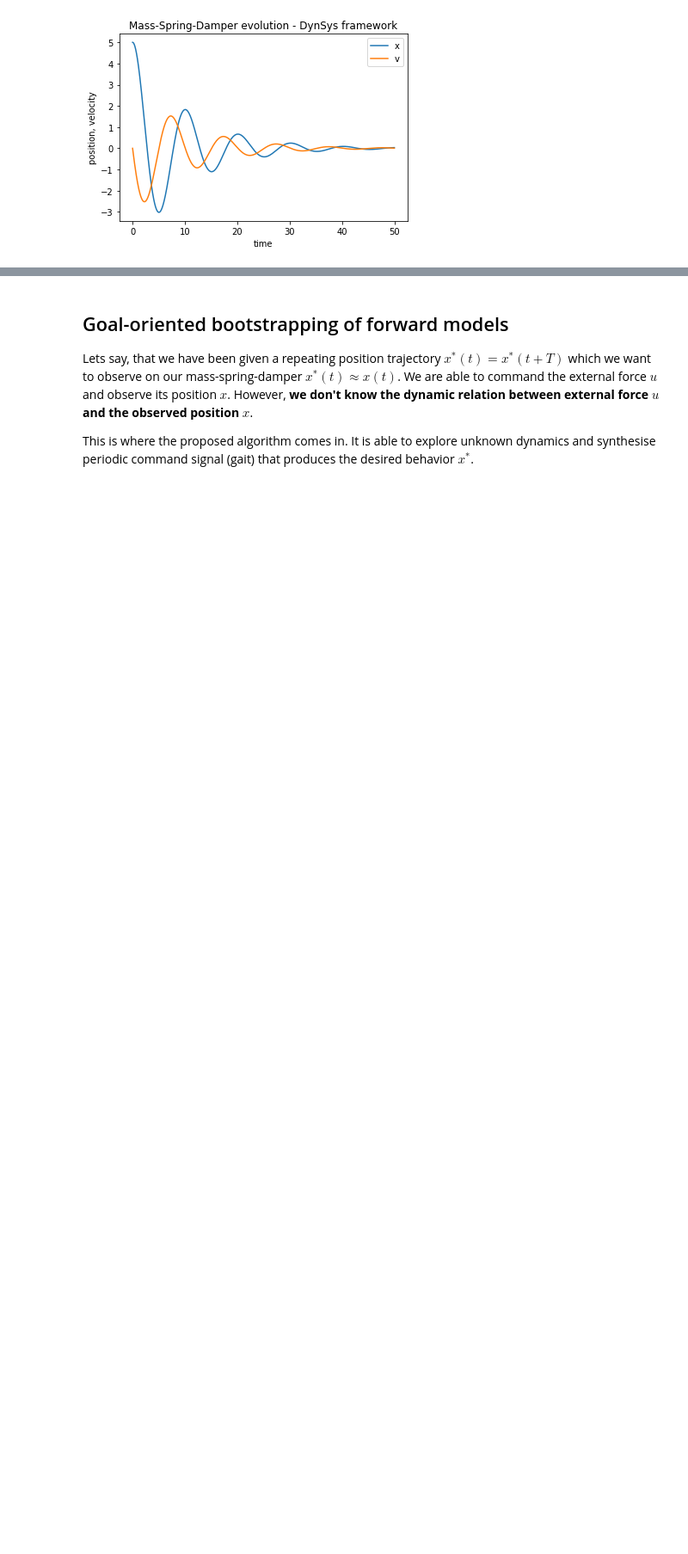
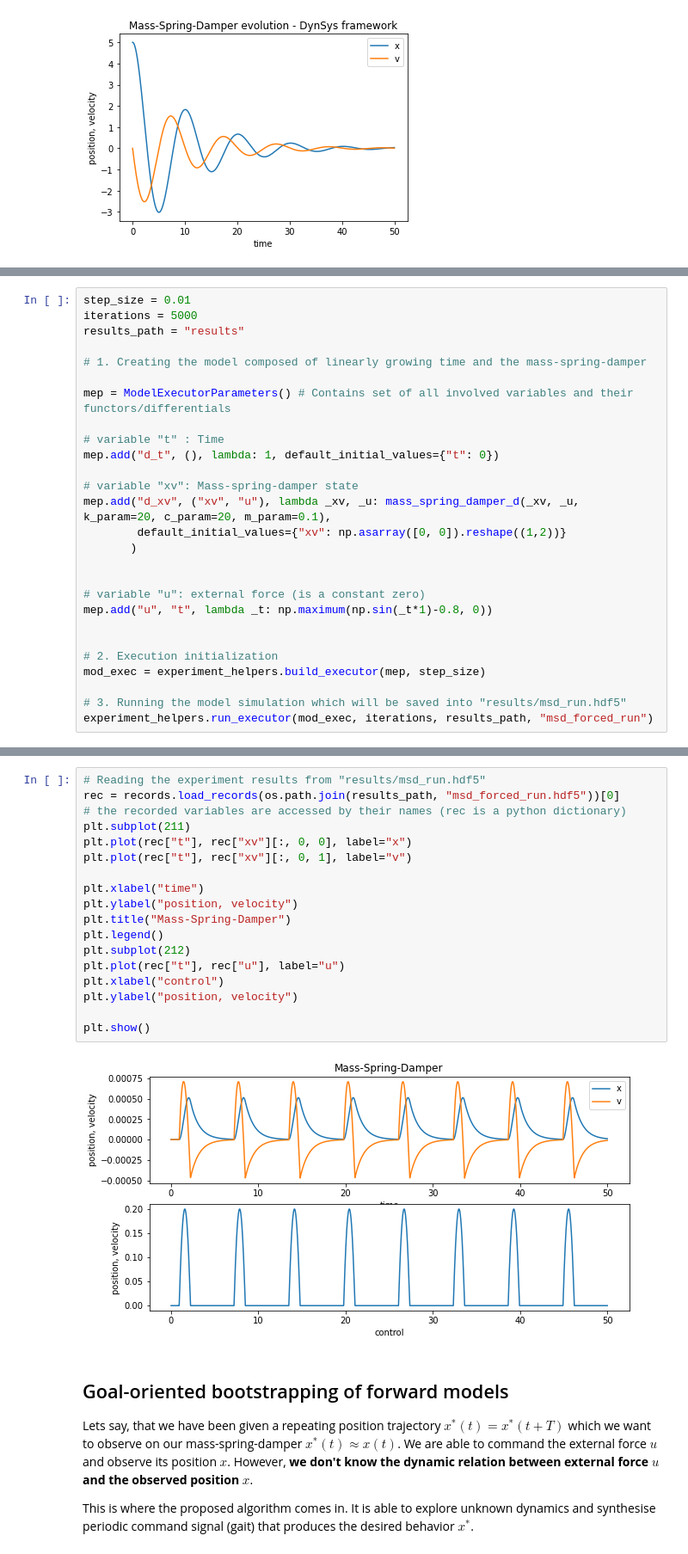
Before and after one commit to comrob/cpgim, a Jupyter notebook: mass_spring_damper_demo.ipynb, the cells around one changed output, grey strips where cells are left out. Shown: that part at 86% size. Drawn from its saved outputs; the diff is of its cells as text; blank space fills up the shorter version.

```diff
--- a/mass_spring_damper_demo.ipynb
+++ b/mass_spring_damper_demo.ipynb
@@ -127,0 +133,27 @@ plt.show()
+# %%
+step_size = 0.01
+iterations = 5000
+results_path = "results"
+
+# 1. Creating the model composed of linearly growing time and the mass-spring-damper
+
+mep = ModelExecutorParameters() # Contains set of all involved variables and their functors/differentials
+
+# variable "t" : Time
+mep.add("d_t", (), lambda: 1, default_initial_values={"t": 0})
+
+# variable "xv": Mass-spring-damper state
+mep.add("d_xv", ("xv", "u"), lambda _xv, _u: mass_spring_damper_d(_xv, _u, k_param=20, c_param=20, m_param=0.1),
+        default_initial_values={"xv": np.asarray([0, 0]).reshape((1,2))}
+       )
+
+
+# variable "u": external force (is a constant zero)
+mep.add("u", "t", lambda _t: np.maximum(np.sin(_t*1)-0.8, 0))
+
+
+# 2. Execution initialization
+mod_exec = experiment_helpers.build_executor(mep, step_size)
+
+# 3. Running the model simulation which will be saved into "results/msd_run.hdf5"
+experiment_helpers.run_executor(mod_exec, iterations, results_path, "msd_forced_run")
@@ -128,3 +167,23 @@ plt.show()
+# %%
+# Reading the experiment results from "results/msd_run.hdf5"
+rec = records.load_records(os.path.join(results_path, "msd_forced_run.hdf5"))[0]
+# the recorded variables are accessed by their names (rec is a python dictionary)
+plt.subplot(211)
+plt.plot(rec["t"], rec["xv"][:, 0, 0], label="x")
+plt.plot(rec["t"], rec["xv"][:, 0, 1], label="v")
+
+plt.xlabel("time")
+plt.ylabel("position, velocity")
+plt.title("Mass-Spring-Damper")
+plt.legend()
+plt.subplot(212)
+plt.plot(rec["t"], rec["u"], label="u")
+plt.xlabel("control")
+plt.ylabel("position, velocity")
+
+plt.show()
+# %% [output]
+[figure, added]
 # %% [markdown]
 ## Goal-oriented bootstrapping of forward models
 Lets say, that we have been given a repeating position trajectory $x^*(t)=x^*(t+T)$ which we want to observe on our mass-spring-damper $x^*(t) \approx x(t)$. We are able to command the external force $u$ and observe its position $x$. However, **we don't know the dynamic relation between external force $u$ and the observed position $x$**.
```
Also changed, not shown: parts of 9 cells of this notebook, 11 other files.
